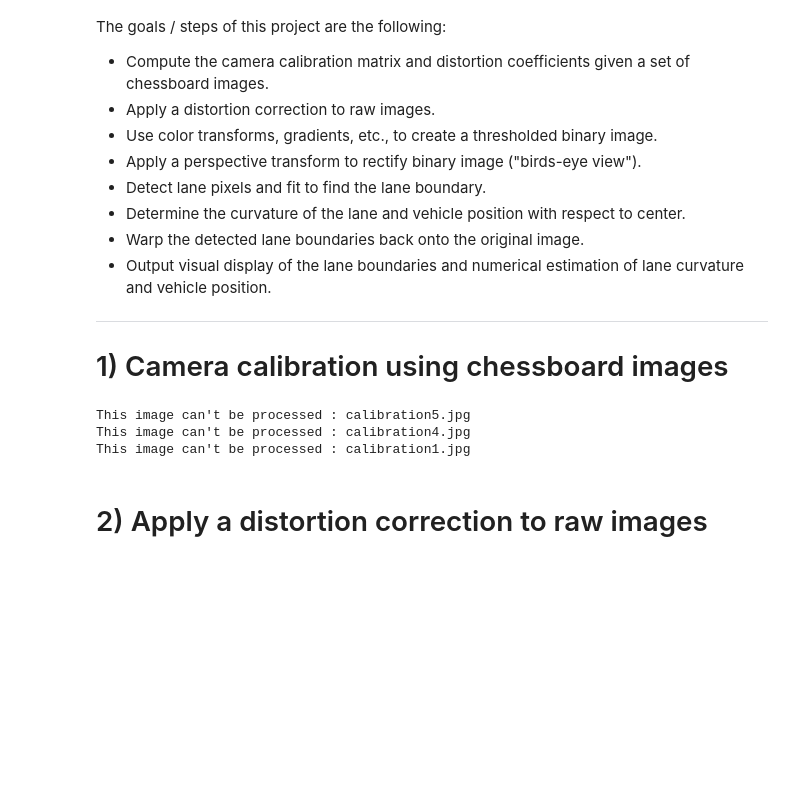
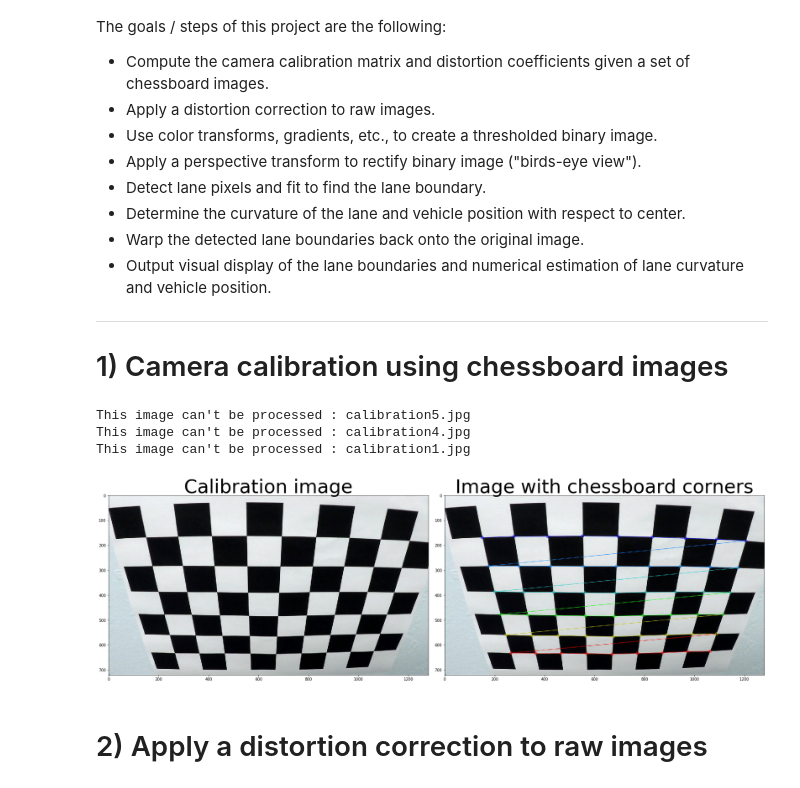
Before and after one commit to pl80tech/CarND-Advanced-Lane-Finding, a Jupyter notebook: P2-AdvancedLaneFinding.ipynb, the cells around one changed output. Drawn from its saved outputs; the diff is of its cells as text; code cells hidden in the pictures; blank space fills up the shorter version.

Commit message:
Show calibration image with its chessboard corners

```diff
--- a/P2-AdvancedLaneFinding.ipynb
+++ b/P2-AdvancedLaneFinding.ipynb
@@ -83,6 +83,13 @@ for fname in images:
 This image can't be processed : calibration5.jpg
 This image can't be processed : calibration4.jpg
 This image can't be processed : calibration1.jpg
+# %%
+# Show an image (calibration2.jpg) & its chessboard corners
+img1 = cv2.imread('camera_cal/calibration2.jpg')
+img2 = cv2.imread('output_images/corners_calibration2.jpg')
+show2img(img1, img2, 'Calibration image', 'Image with chessboard corners')
+# %% [output]
+[figure, added]
 # %% [markdown]
 # 2) Apply a distortion correction to raw images
 # %% [markdown]
```
